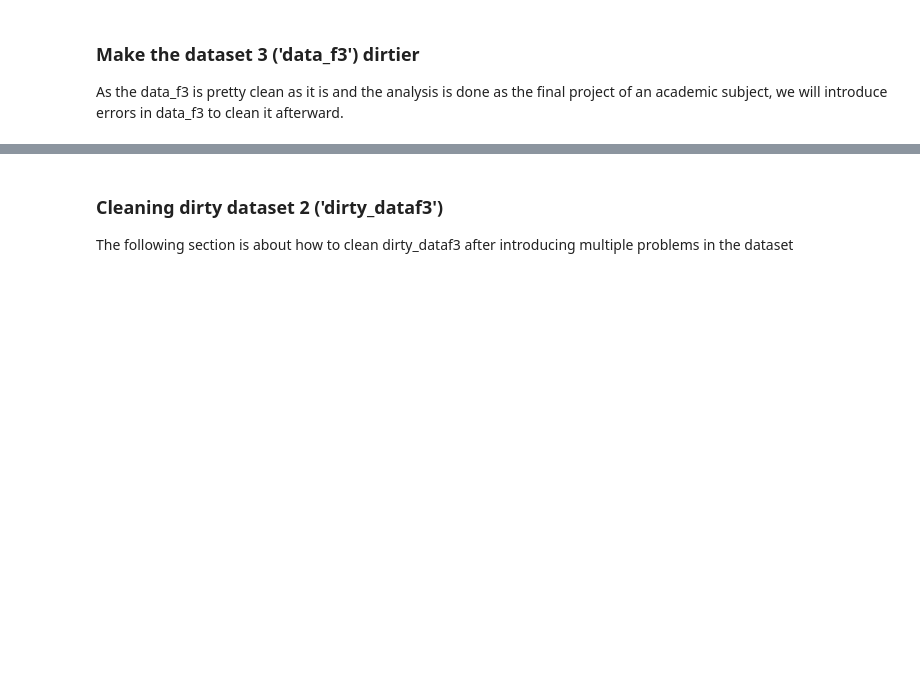
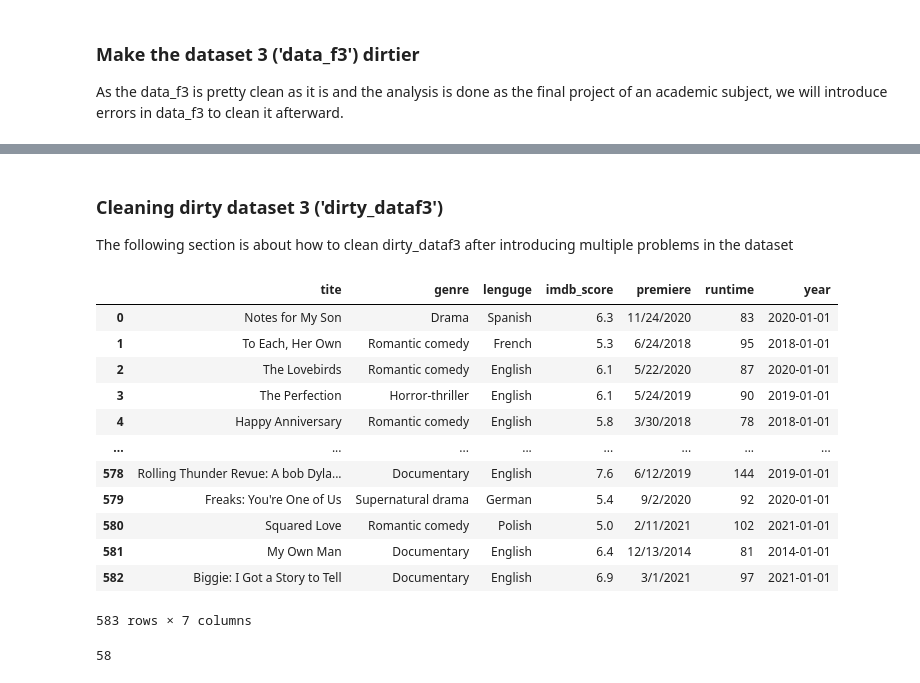
Before and after one commit to r41ss4/rennes_ba, a Jupyter notebook: cleaning.ipynb, the cells around one changed output, grey strips where cells are left out. Cells and saved outputs as stored; diff of their text form; code cells hidden in the pictures; blank space fills up the shorter version.

```diff
--- a/cleaning.ipynb
+++ b/cleaning.ipynb
@@ -240,0 +315,3 @@ As the data_f3 is pretty clean as it is and the analysis is done as the final pr
+# %%
+# Missnamed two columns
+dirty_datan3 = dirty_datan3.rename(columns={'title': 'tite', 'language': 'lenguge'})
@@ -241,3 +328,34 @@ As the data_f3 is pretty clean as it is and the analysis is done as the final pr
 # %% [markdown]
-### Cleaning dirty dataset 2 ('dirty_dataf3')
+### Cleaning dirty dataset 3 ('dirty_dataf3')
 The following section is about how to clean dirty_dataf3 after introducing multiple problems in the dataset
+# %%
+# Make a copy of dirty_datan3 to clean
+clean_datan3 = dirty_datan3
+# %%
+# Remove redundant column Duration
+clean_datan3 = clean_datan3.drop(columns=['title2'])
+# %%
+# Change 'year' column to integer
+clean_datan3['year'] = clean_datan3['year'].astype('datetime64[ns]')
+# %%
+# Drop duplicates from clean_datan3
+clean_datan3.drop_duplicates()
+# %% [output]
+|  | tite | genre | lenguge | imdb_score | premiere | runtime | year |
+| 0 | Notes for My Son | Drama | Spanish | 6.3 | 11/24/2020 | 83 | 2020-01-01 |
+| 1 | To Each, Her Own | Romantic comedy | French | 5.3 | 6/24/2018 | 95 | 2018-01-01 |
+| 2 | The Lovebirds | Romantic comedy | English | 6.1 | 5/22/2020 | 87 | 2020-01-01 |
+| 3 | The Perfection | Horror-thriller | English | 6.1 | 5/24/2019 | 90 | 2019-01-01 |
+| 4 | Happy Anniversary | Romantic comedy | English | 5.8 | 3/30/2018 | 78 | 2018-01-01 |
+| ... | ... | ... | ... | ... | ... | ... | ... |
+| 578 | Rolling Thunder Revue: A bob Dyla... | Documentary | English | 7.6 | 6/12/2019 | 144 | 2019-01-01 |
+| 579 | Freaks: You're One of Us | Supernatural drama | German | 5.4 | 9/2/2020 | 92 | 2020-01-01 |
+| 580 | Squared Love | Romantic comedy | Polish | 5.0 | 2/11/2021 | 102 | 2021-01-01 |
+| 581 | My Own Man | Documentary | English | 6.4 | 12/13/2014 | 81 | 2014-01-01 |
+| 582 | Biggie: I Got a Story to Tell | Documentary | English | 6.9 | 3/1/2021 | 97 | 2021-01-01 |
+583 rows × 7 columns
+# %%
+# Count the number of duplicate rows
+clean_datan3.duplicated().sum()
+# %% [output]
+58
```
Also changed, not shown: parts of 16 cells of this notebook, 1 other file.
